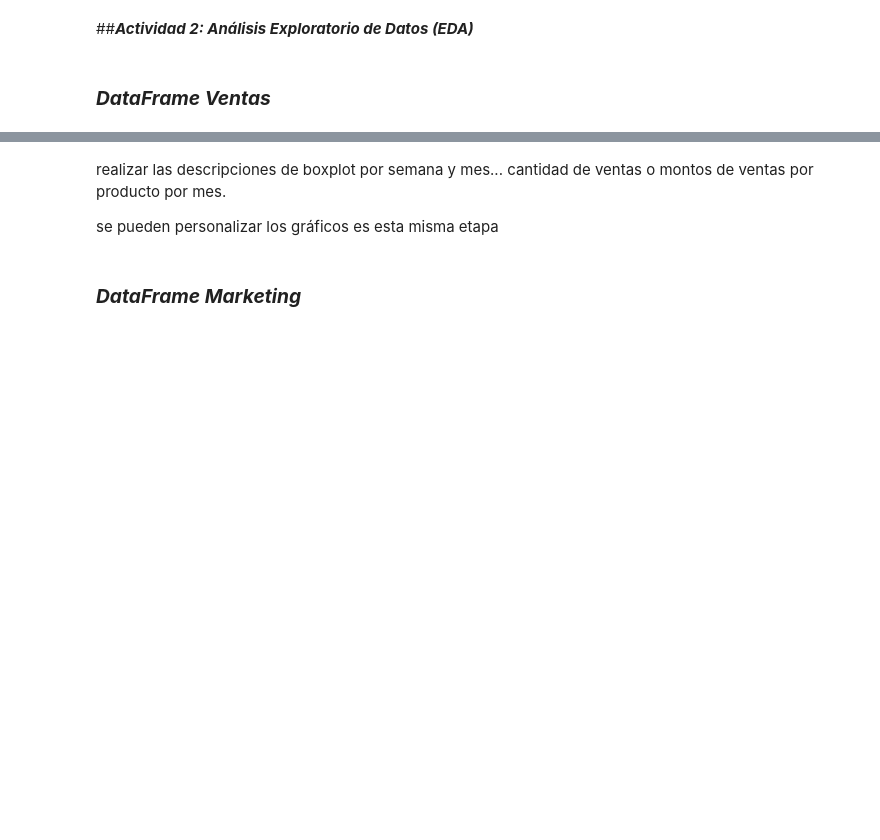
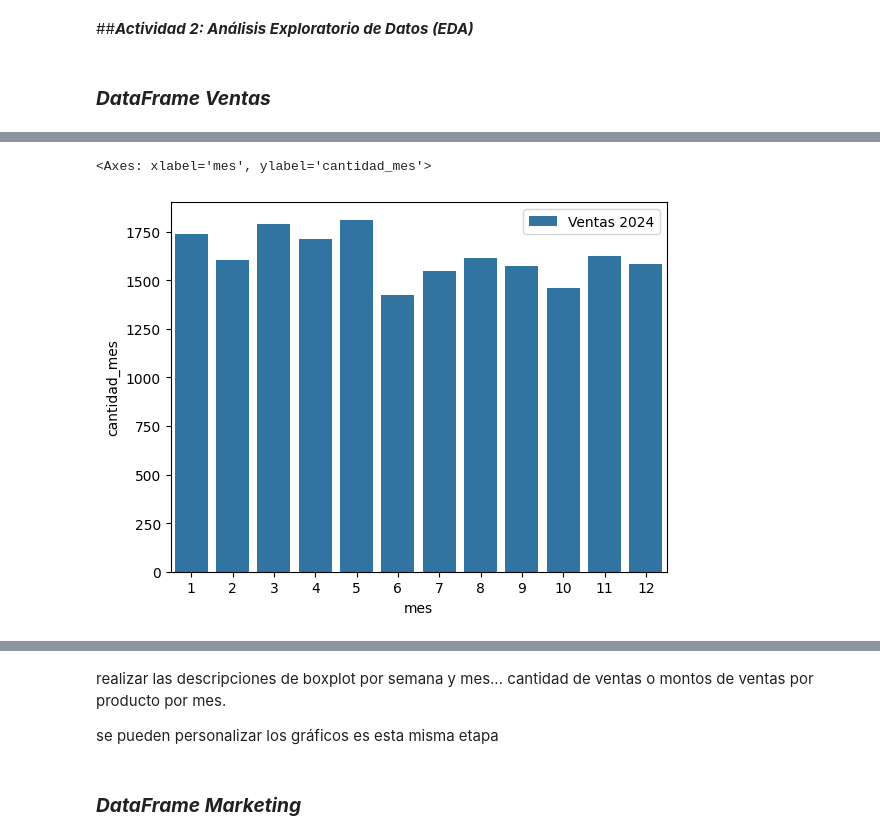
Before and after one commit to FedeM-Git/TT-2C2025-Data-Analitycs-Notebooks, a Jupyter notebook: Pre-Entrega_Maune/Pre-Entrega_Maune, Juan_Federico.ipynb, the cells around one changed output, grey strips where cells are left out. Drawn from its saved outputs; the diff is of its cells as text; code cells hidden in the pictures; blank space fills up the shorter version.

```diff
--- a/Pre-Entrega_Maune/Pre-Entrega_Maune, Juan_Federico.ipynb
+++ b/Pre-Entrega_Maune/Pre-Entrega_Maune, Juan_Federico.ipynb
@@ -1407,0 +1414,6 @@ df_marketing.groupby("canal")[["costo"]].describe()
+# %%
+# Agrupamos por mes y agregamos por cantidad
+cantidades_mes = df_ventas.groupby("mes", as_index=False).agg(cantidad_mes=("cantidad", "sum"))
+
+# Visualizamos
+cantidades_mes
@@ -1407,0 +1434,6 @@ df_marketing.groupby("canal")[["costo"]].describe()
+# %%
+# Crear el histograma
+sns.barplot(data=cantidades_mes, x='mes', y='cantidad_mes', label="Ventas 2024", width=0.8)
+# %% [output]
+<Axes: xlabel='mes', ylabel='cantidad_mes'>
+[figure, added]
```
Also changed, not shown: parts of 17 cells of this notebook.
